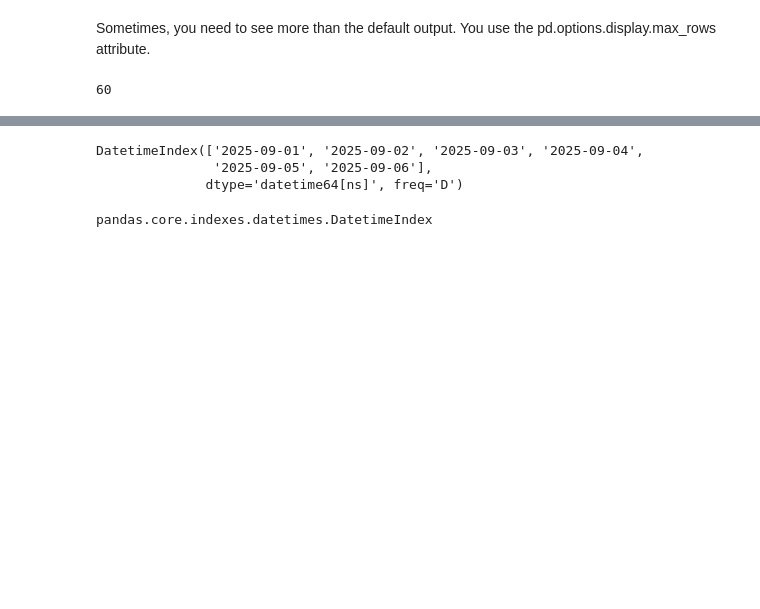
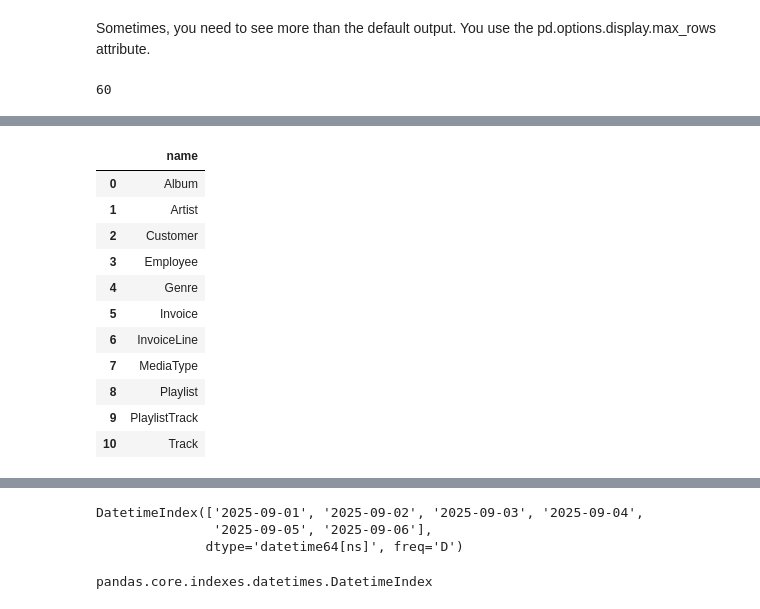
Before and after one commit to tychen742/thinkdsm, a Jupyter notebook: chapters/05-pandas/02-pd-dataframe.ipynb, the cells around one changed output, grey strips where cells are left out. Saved outputs shown, nothing was run; the diff lists cells and outputs as text; code cells hidden in the pictures; blank space fills up the shorter version.

```diff
--- a/chapters/05-pandas/02-pd-dataframe.ipynb
+++ b/chapters/05-pandas/02-pd-dataframe.ipynb
@@ -203,0 +232,22 @@ pd.options.display.max_rows =  100     ### increase max_rows
+# %%
+### to check all tables just like "SHOW TABLES;" in MySQL
+
+import sqlite3
+conn = sqlite3.connect('../../data/chinook.db')
+
+query = "SELECT name FROM sqlite_master WHERE type='table';"
+
+pd.read_sql_query(query, conn)
+# %% [output]
+|  | name |
+| 0 | Album |
+| 1 | Artist |
+| 2 | Customer |
+| 3 | Employee |
+| 4 | Genre |
+| 5 | Invoice |
+| 6 | InvoiceLine |
+| 7 | MediaType |
+| 8 | Playlist |
+| 9 | PlaylistTrack |
+| 10 | Track |
```
Also changed, not shown: parts of 92 cells of this notebook.
